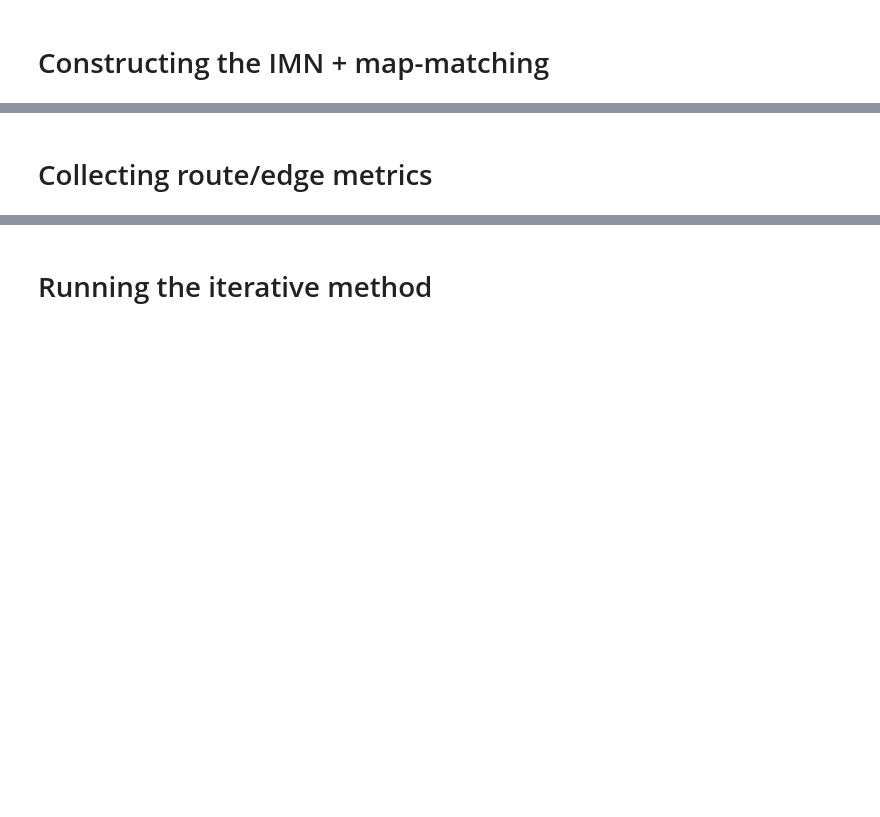
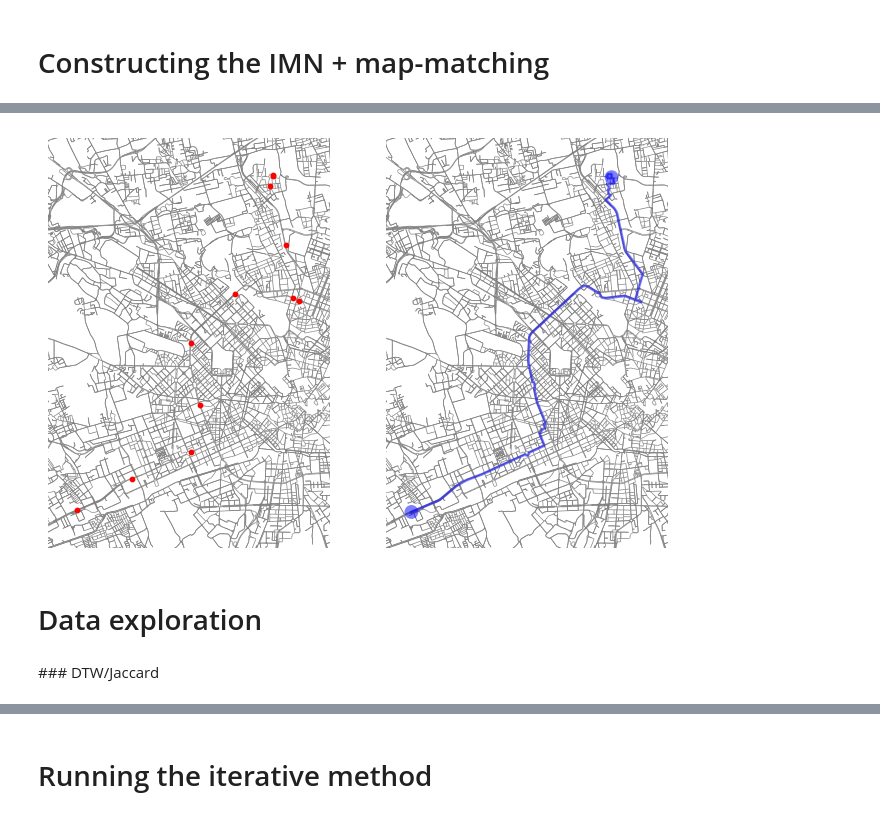
Before and after one commit to Slocon00/synth-route-gen, a Jupyter notebook: example.ipynb, the cells around one changed output, grey strips where cells are left out. Drawn from its saved outputs; the diff is of its cells as text; code cells hidden in the pictures; blank space fills up the shorter version.

```diff
--- a/example.ipynb
+++ b/example.ipynb
@@ -54,5 +89,6 @@ map_match_valhalla_all(segmented_trajs,
 # %%
 # 2nd step: convert map-matched points to OSMnx routes
+G = ox.load_graphml('data/milano_2007_graph.graphml')
 points_to_osmnx_routes(G,
                        input_path='data/milano_2007_mapmatched.csv.gz',
                        output_path='data/milano_2007_routes.csv.gz',
@@ -59,0 +99,2 @@ points_to_osmnx_routes(G,
+# %%
+routes = read_osmnx_routes('data/milano_2007_routes.csv.gz')
@@ -60,2 +121,39 @@ points_to_osmnx_routes(G,
+# %%
+orig_route = segmented_trajs[650].query('id == 8')
+osmnx_route = routes[650][8]['nodes']
+
+bbox = get_route_bbox(G, [osmnx_route])
+
+# Original points
+fig, ax = plt.subplots(1,2, figsize=(8,6))
+ox.plot_graph(G, ax=ax[0],
+              edge_color='gray',
+              bgcolor='white',
+              edge_linewidth=0.5, node_size=0,
+              bbox=bbox,
+              close=False,
+              show=False)
+ax[0].scatter(orig_route['longitude'], orig_route['latitude'], c='red', s=10)
+
+# Route
+ox.plot_graph(
+    G, ax=ax[1],
+    edge_color='gray', bgcolor='white',
+    edge_linewidth=0.5, node_size=0,
+    bbox=bbox, close=False, show=False
+)
+ox.plot_graph_route(G, osmnx_route, ax=ax[1],
+                    route_color='blue',
+                    edge_color='gray',
+                    bgcolor='white',
+                    edge_linewidth=0.5,
+                    route_linewidth=2, node_size=0,
+                    bbox=bbox,
+                    close=False,
+                    show=False)
+
+plt.show()
+# %% [output]
+[figure, added]
 # %% [markdown]
-# Collecting route/edge metrics
+# Data exploration
@@ -61,0 +163,2 @@ points_to_osmnx_routes(G,
+# %% [markdown]
+### DTW/Jaccard
```
Also changed, not shown: parts of 25 cells of this notebook, 4 other files.
